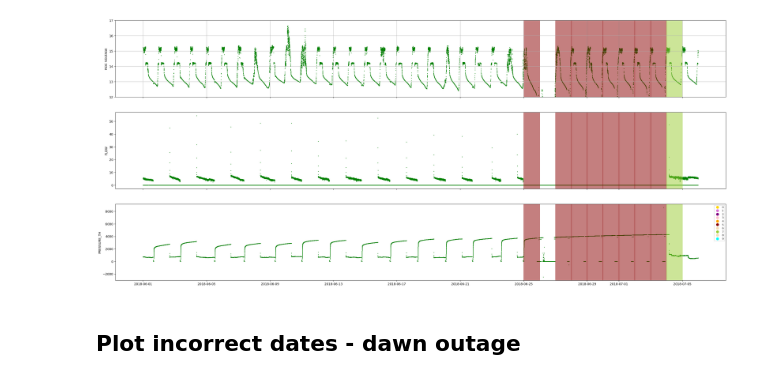
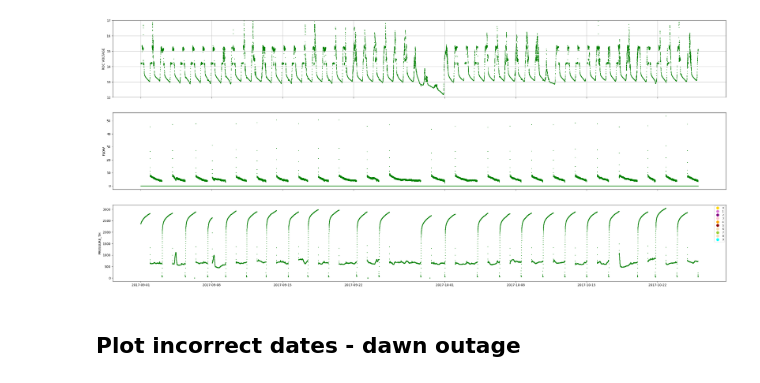
Before and after one commit to HarryLe95/Consilium_ROC_HOANG, a Jupyter notebook: app/BayesianLabel_Example copy.ipynb, the cells around one changed output. Cells and saved outputs as stored; diff of their text form; code cells hidden in the pictures.

```diff
--- a/app/BayesianLabel_Example copy.ipynb
+++ b/app/BayesianLabel_Example copy.ipynb
@@ -53,9 +83,9 @@ regression_window[regression_window<=7].loc["2017-01-01":"2018-01-01"]
 Name: ROC_VOLTAGE, dtype: float64
 # %%
-plot_ROC_simple(model.data["raw_df"], model.data["label_df"],"2018-06-01","2018-07-05",{"ROC_VOLTAGE":[12,17]})
+plot_ROC_simple(model.data["raw_df"], model.data["label_df"],"2017-09-01","2017-10-25",{"ROC_VOLTAGE":[12,17]})
 plt.show()
 # %% [output]
-[figure, old version]
+[figure, new version]
 # %%
 x = np.array([1,2,3,4,np.nan,6])
 # %%
```
Also changed, not shown: parts of 4 cells of this notebook, 4 other files.
